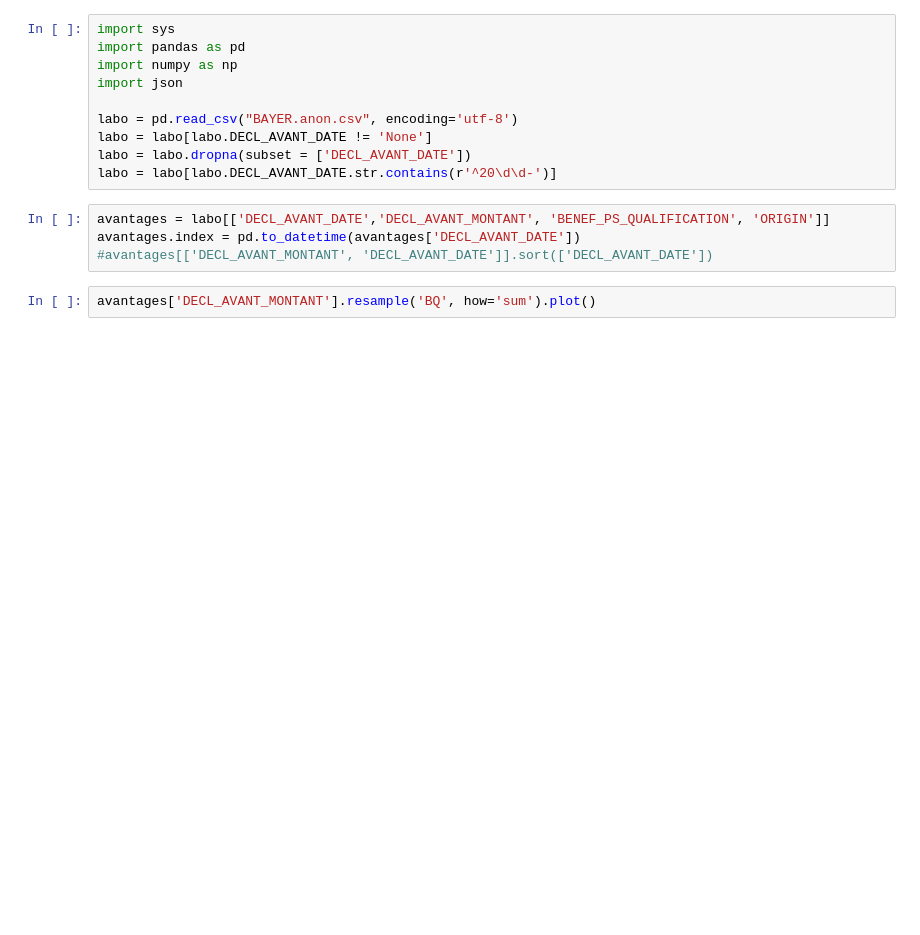
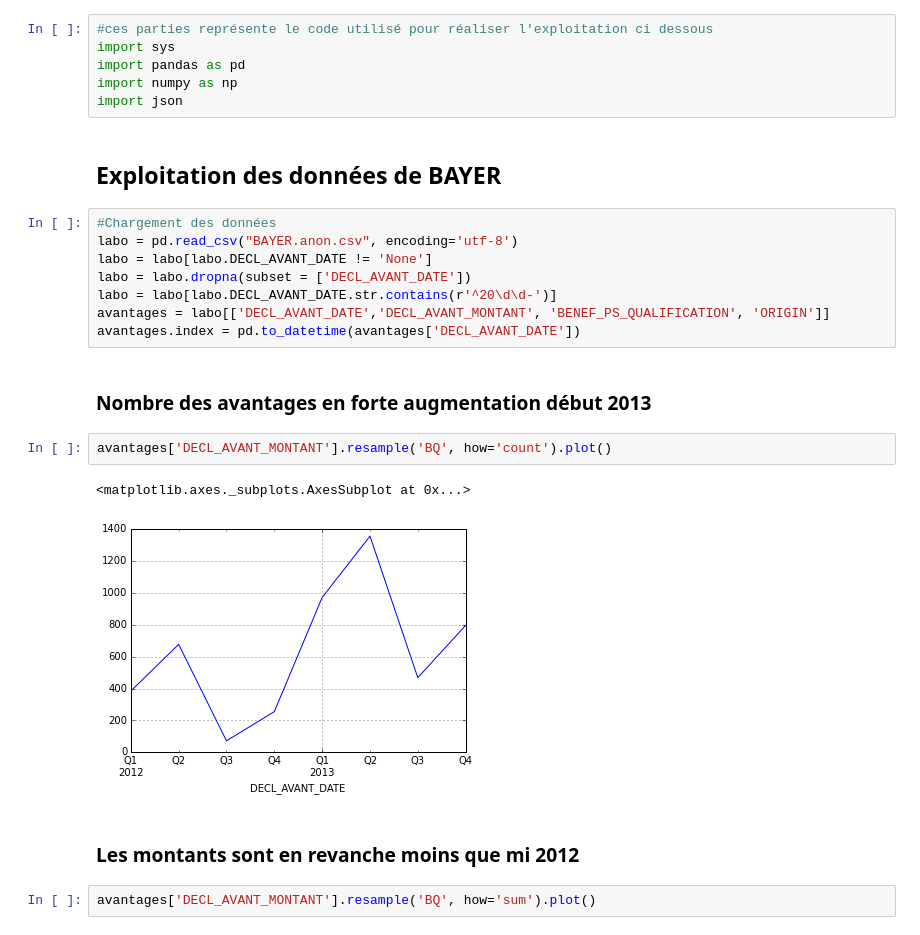
Before and after one commit to regardscitoyens/sunshine-data, a Jupyter notebook: exploitations/pilule/Pilule.ipynb, the cells around one changed output. Drawn from its saved outputs; the diff is of its cells as text; blank space fills up the shorter version.

```diff
--- a/exploitations/pilule/Pilule.ipynb
+++ b/exploitations/pilule/Pilule.ipynb
@@ -1,17 +3,28 @@
+# %%
+#ces parties représente le code utilisé pour réaliser l'exploitation ci dessous
+import sys
+import pandas as pd
+import numpy as np
+import json
+# %% [markdown]
+## Exploitation des données de BAYER
 # %%
-import sys
-import pandas as pd
-import numpy as np
-import json
-
+#Chargement des données
 labo = pd.read_csv("BAYER.anon.csv", encoding='utf-8')
 labo = labo[labo.DECL_AVANT_DATE != 'None']
 labo = labo.dropna(subset = ['DECL_AVANT_DATE'])
 labo = labo[labo.DECL_AVANT_DATE.str.contains(r'^20\d\d-')]
+avantages = labo[['DECL_AVANT_DATE','DECL_AVANT_MONTANT', 'BENEF_PS_QUALIFICATION', 'ORIGIN']]
+avantages.index = pd.to_datetime(avantages['DECL_AVANT_DATE'])
-# %%
-avantages = labo[['DECL_AVANT_DATE','DECL_AVANT_MONTANT', 'BENEF_PS_QUALIFICATION', 'ORIGIN']]
-avantages.index = pd.to_datetime(avantages['DECL_AVANT_DATE'])
-#avantages[['DECL_AVANT_MONTANT', 'DECL_AVANT_DATE']].sort(['DECL_AVANT_DATE'])
+# %% [markdown]
+### Nombre des avantages en forte augmentation début 2013
+# %%
+avantages['DECL_AVANT_MONTANT'].resample('BQ', how='count').plot()
+# %% [output]
+<matplotlib.axes._subplots.AxesSubplot at 0x...>
+[figure, added]
+# %% [markdown]
+### Les montants sont en revanche moins que mi 2012
 # %%
 avantages['DECL_AVANT_MONTANT'].resample('BQ', how='sum').plot()
 # %% [output]
```
Also changed, not shown: parts of 41 cells of this notebook, 4 other files.
